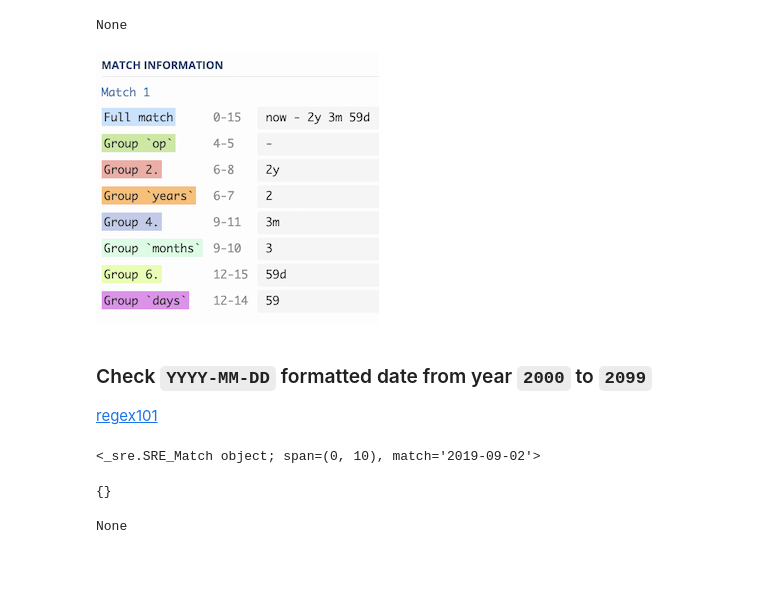
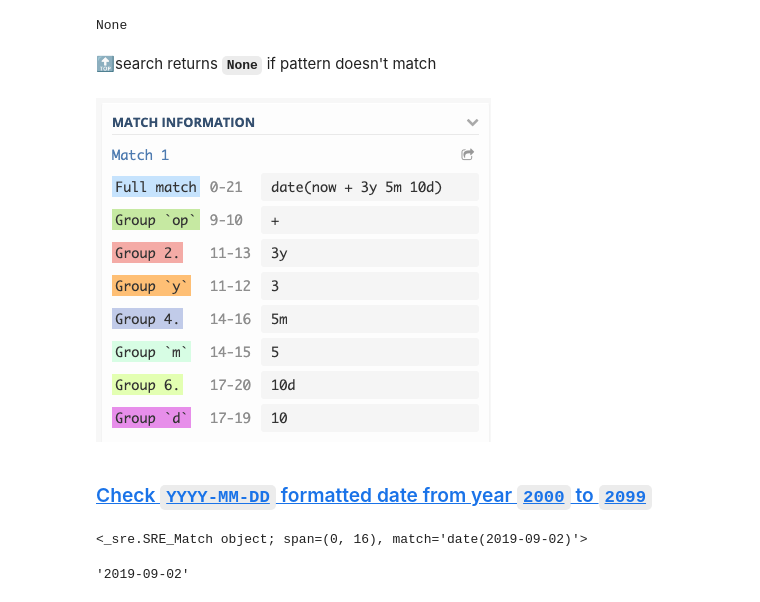
Before and after one commit to jdev-ae/python-remote-workspace, a Jupyter notebook: notebooks/regx_tests.ipynb, the cells around one changed output. Saved outputs shown, nothing was run; the diff lists cells and outputs as text; code cells hidden in the pictures; blank space fills up the shorter version.

```diff
--- a/notebooks/regx_tests.ipynb
+++ b/notebooks/regx_tests.ipynb
@@ -34,14 +32,14 @@ op: -, years 2, months 3, days 59
-# %%
-r1_test2 = 'now + 100y'
-r1_res2 = r1.search(r1_test2)
-print(r1_res2)
-# %% [output]
-None
+# %%
+r1t2 = r1.search('now + 100y')
+print(r1t2)
+# %% [output]
+None
+# %% [markdown]
+🔝search returns **`None`** if pattern doesn't match
 # %%
-Image('/tmp/output.png')
+Image('/tmp/out.png')
 # %% [output]
-[figure, old version]
+[figure, new version]
 # %% [markdown]
-### Check `YYYY-MM-DD` formatted date from year `2000` to `2099`
-[regex101](https://regex101.com/r/3GwFR0/1)
+### [Check `YYYY-MM-DD` formatted date from year `2000` to `2099`](https://regex101.com/r/7zF7l8/1/)
 # %%
@@ -52,5 +46,0 @@ r2 = re.compile(r2)
-# %%
-r2_test1 = '2019-09-02'
-print(r2.search(r2_test1))
-# %% [output]
-<_sre.SRE_Match object; span=(0, 10), match='2019-09-02'>
@@ -59,10 +47,9 @@ r2_res1 = r2.search(r2_test1)
-# %%
-print(r2_res1.groupdict())
-# groupdict is empty
-# %% [output]
-{}
-# %%
-r2_test2 = '1999-09-02'
-print(r2.search(r2_test2))
-# %% [output]
-None
+# %%
+r2t1 = r2.search('date(2019-09-02)')
+r2t1
+# %% [output]
+<_sre.SRE_Match object; span=(0, 16), match='date(2019-09-02)'>
+# %%
+r2t1.group('date')
+# %% [output]
+'2019-09-02'
```
Also changed, not shown: parts of 20 cells of this notebook, 1 other file.
